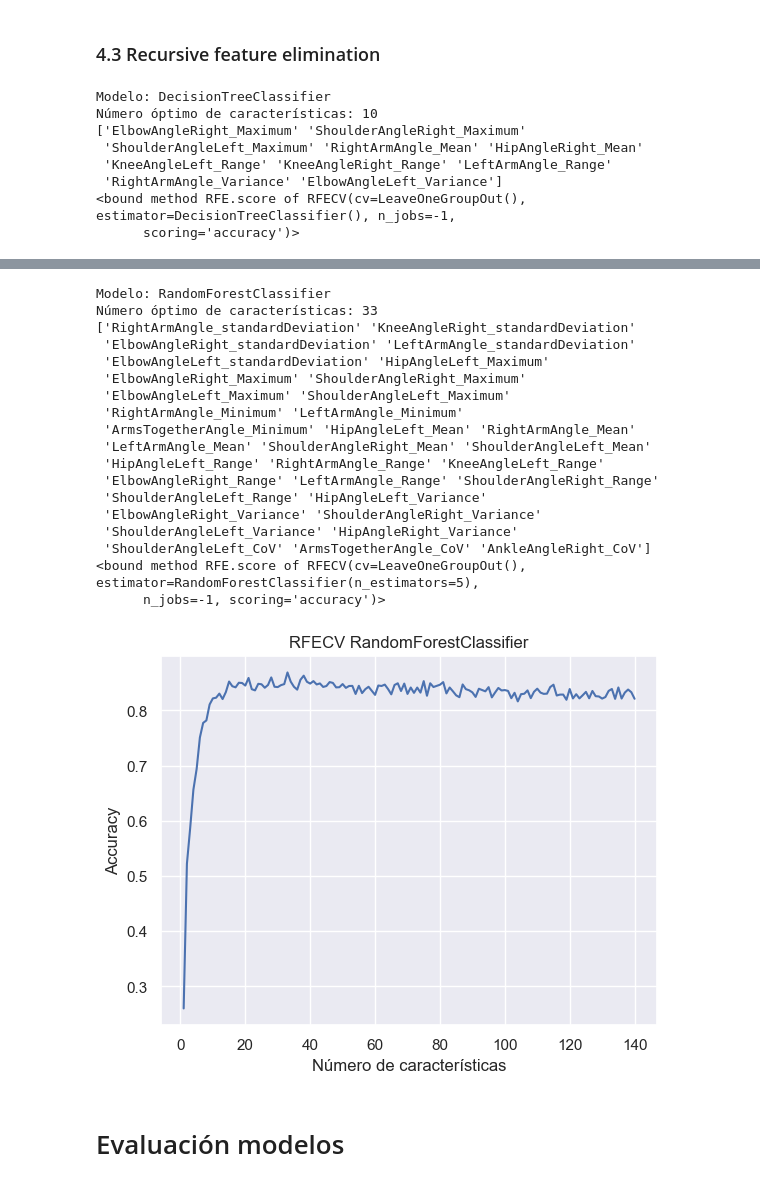
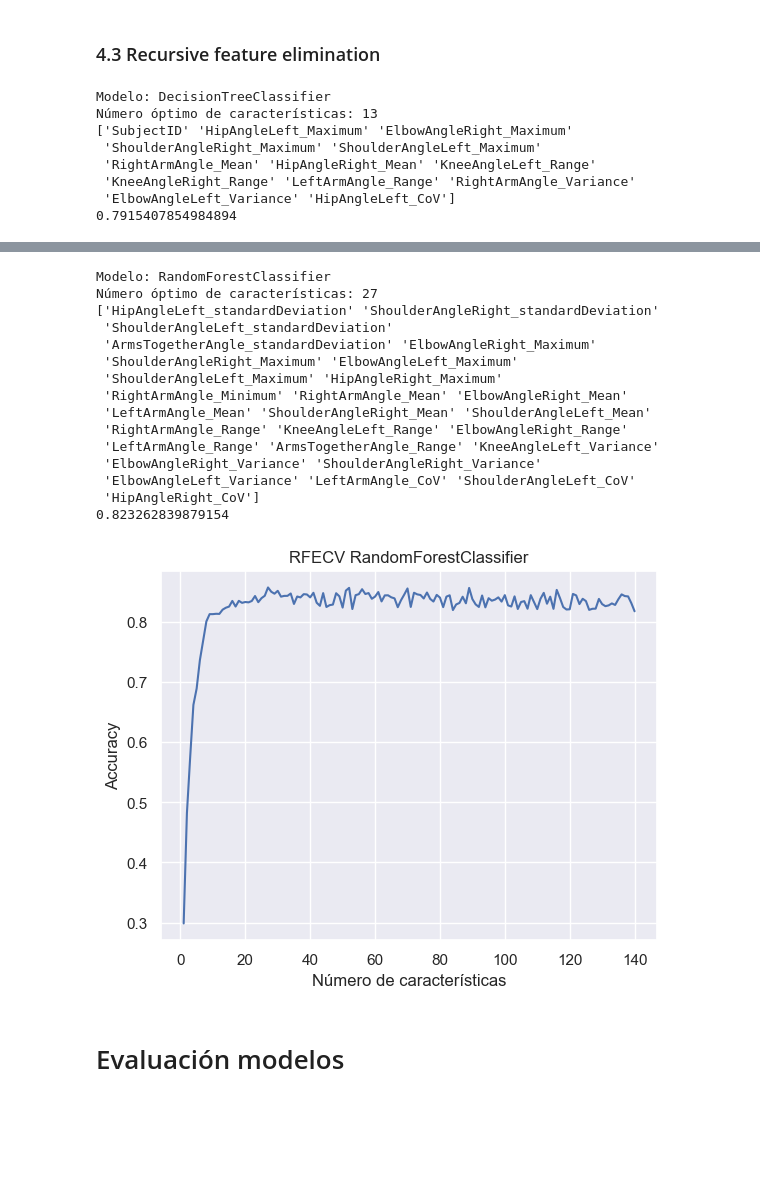
Before and after one commit to nmartinser/Telerehabilitation, a Jupyter notebook: notebooks/ml_gestureLabel.ipynb, the cells around one changed output, grey strips where cells are left out. Saved outputs shown, nothing was run; the diff lists cells and outputs as text; code cells hidden in the pictures; blank space fills up the shorter version.

```diff
--- a/notebooks/ml_gestureLabel.ipynb
+++ b/notebooks/ml_gestureLabel.ipynb
@@ -308,20 +304,0 @@ weighted avg       0.88      0.86      0.86       662
-# %%
-#-----------matriz de confusión-----
-num_models = len(best_models)
-num_cols = 2  # Number of matrices per row
-num_rows = (num_models + num_cols - 1) // num_cols  # Calculate number of rows needed
-
-fig, axes = plt.subplots(num_rows, num_cols, figsize=(15, 6*num_rows))
-
-
-for i, modelo in enumerate(best_models):
-    row = i // num_cols
-    col = i % num_cols
-    ax = axes[row, col]
-    plot_confusion_matrix(modelo, test_X, test_y, ax=ax)
-    # Hide unused subplots
-for i in range(num_models, num_rows * num_cols):
-    axes.flatten()[i].axis('off')
-
-plt.tight_layout()
-plt.show()
@@ -467,7 +481,7 @@ rf_rfe = RandomForestClassifier(n_estimators = 5)  # Random Forest
 
 models_with_coef = [dtree_rfe, rf_rfe]
 # %%
-def seleccion_variables(models, X, y):
+def seleccion_variables(models, X, y, Xt, yt):
     for model in models:
         rfecv = RFECV(
              estimator=model,
@@ -480,7 +494,7 @@ def seleccion_variables(models, X, y):
         print(f"Número óptimo de características: {rfecv.n_features_}")
         selected = rfecv.get_feature_names_out()
         print(selected)
-        print(rfecv.score)
+        print(rfecv.score(Xt, yt))
         cv_results = pd.DataFrame(rfecv.cv_results_)
         plt.title(f"RFECV {rfecv.estimator.__class__.__name__}")
         plt.xlabel("Número de características")
@@ -488,13 +502,13 @@ def seleccion_variables(models, X, y):
         plt.plot(range(1, len(cv_results['mean_test_score']) + 1), cv_results['mean_test_score'])
         plt.show()
 
-seleccion_variables(models_with_coef, train_X, train_y)
+seleccion_variables(models_with_coef, train_X, train_y, test_X, test_y)
 # %% [output]
 Modelo: DecisionTreeClassifier
-Número óptimo de características: 10
-['ElbowAngleRight_Maximum' 'ShoulderAngleRight_Maximum'
- 'ShoulderAngleLeft_Maximum' 'RightArmAngle_Mean' 'HipAngleRight_Mean'
- 'KneeAngleLeft_Range' 'KneeAngleRight_Range' 'LeftArmAngle_Range'
- 'RightArmAngle_Variance' 'ElbowAngleLeft_Variance']
-<bound method RFE.score of RFECV(cv=LeaveOneGroupOut(), estimator=DecisionTreeClassifier(), n_jobs=-1,
-      scoring='accuracy')>
+Número óptimo de características: 13
+['SubjectID' 'HipAngleLeft_Maximum' 'ElbowAngleRight_Maximum'
+ 'ShoulderAngleRight_Maximum' 'ShoulderAngleLeft_Maximum'
+ 'RightArmAngle_Mean' 'HipAngleRight_Mean' 'KneeAngleLeft_Range'
+ 'KneeAngleRight_Range' 'LeftArmAngle_Range' 'RightArmAngle_Variance'
+ 'ElbowAngleLeft_Variance' 'HipAngleLeft_CoV']
+0.7915407854984894
@@ -502,22 +516,19 @@ Número óptimo de características: 10
 Modelo: RandomForestClassifier
-Número óptimo de características: 33
-['RightArmAngle_standardDeviation' 'KneeAngleRight_standardDeviation'
- 'ElbowAngleRight_standardDeviation' 'LeftArmAngle_standardDeviation'
- 'ElbowAngleLeft_standardDeviation' 'HipAngleLeft_Maximum'
- 'ElbowAngleRight_Maximum' 'ShoulderAngleRight_Maximum'
- 'ElbowAngleLeft_Maximum' 'ShoulderAngleLeft_Maximum'
- 'RightArmAngle_Minimum' 'LeftArmAngle_Minimum'
- 'ArmsTogetherAngle_Minimum' 'HipAngleLeft_Mean' 'RightArmAngle_Mean'
+Número óptimo de características: 27
+['HipAngleLeft_standardDeviation' 'ShoulderAngleRight_standardDeviation'
+ 'ShoulderAngleLeft_standardDeviation'
+ 'ArmsTogetherAngle_standardDeviation' 'ElbowAngleRight_Maximum'
+ 'ShoulderAngleRight_Maximum' 'ElbowAngleLeft_Maximum'
+ 'ShoulderAngleLeft_Maximum' 'HipAngleRight_Maximum'
+ 'RightArmAngle_Minimum' 'RightArmAngle_Mean' 'ElbowAngleRight_Mean'
  'LeftArmAngle_Mean' 'ShoulderAngleRight_Mean' 'ShoulderAngleLeft_Mean'
- 'HipAngleLeft_Range' 'RightArmAngle_Range' 'KneeAngleLeft_Range'
- 'ElbowAngleRight_Range' 'LeftArmAngle_Range' 'ShoulderAngleRight_Range'
- 'ShoulderAngleLeft_Range' 'HipAngleLeft_Variance'
+ 'RightArmAngle_Range' 'KneeAngleLeft_Range' 'ElbowAngleRight_Range'
+ 'LeftArmAngle_Range' 'ArmsTogetherAngle_Range' 'KneeAngleLeft_Variance'
  'ElbowAngleRight_Variance' 'ShoulderAngleRight_Variance'
- 'ShoulderAngleLeft_Variance' 'HipAngleRight_Variance'
- 'ShoulderAngleLeft_CoV' 'ArmsTogetherAngle_CoV' 'AnkleAngleRight_CoV']
-<bound method RFE.score of RFECV(cv=LeaveOneGroupOut(), estimator=RandomForestClassifier(n_estimators=5),
-      n_jobs=-1, scoring='accuracy')>
+ 'ElbowAngleLeft_Variance' 'LeftArmAngle_CoV' 'ShoulderAngleLeft_CoV'
+ 'HipAngleRight_CoV']
+0.823262839879154
-[figure, old version]
+[figure, new version]
 # %% [markdown]
 # Evaluación modelos
 # %%
```
Also changed, not shown: parts of 16 cells of this notebook, 4 other files.
